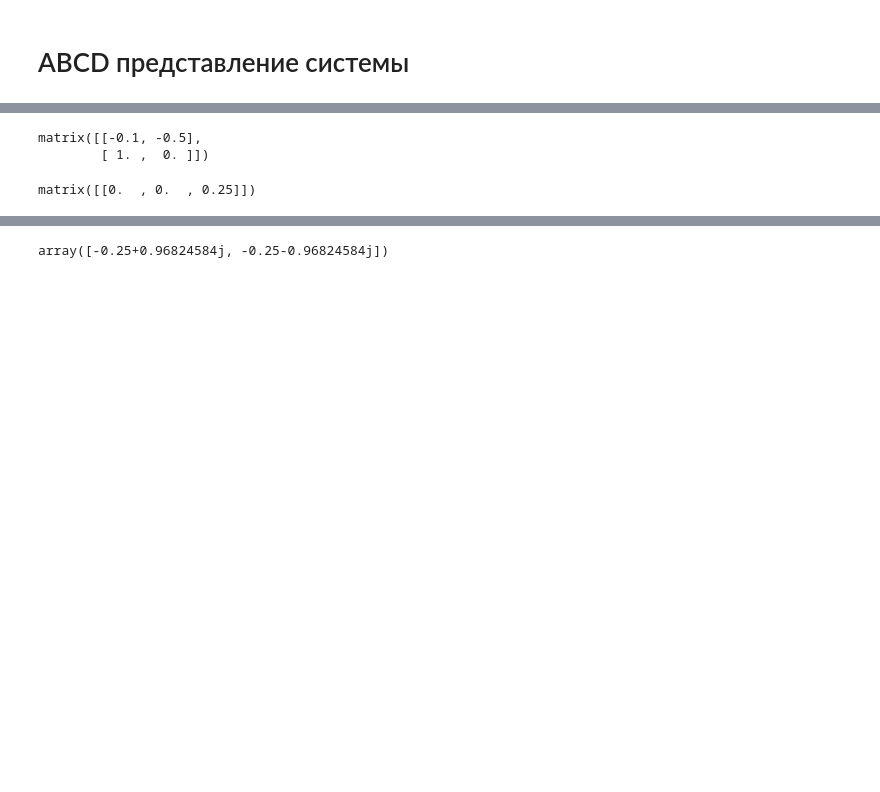
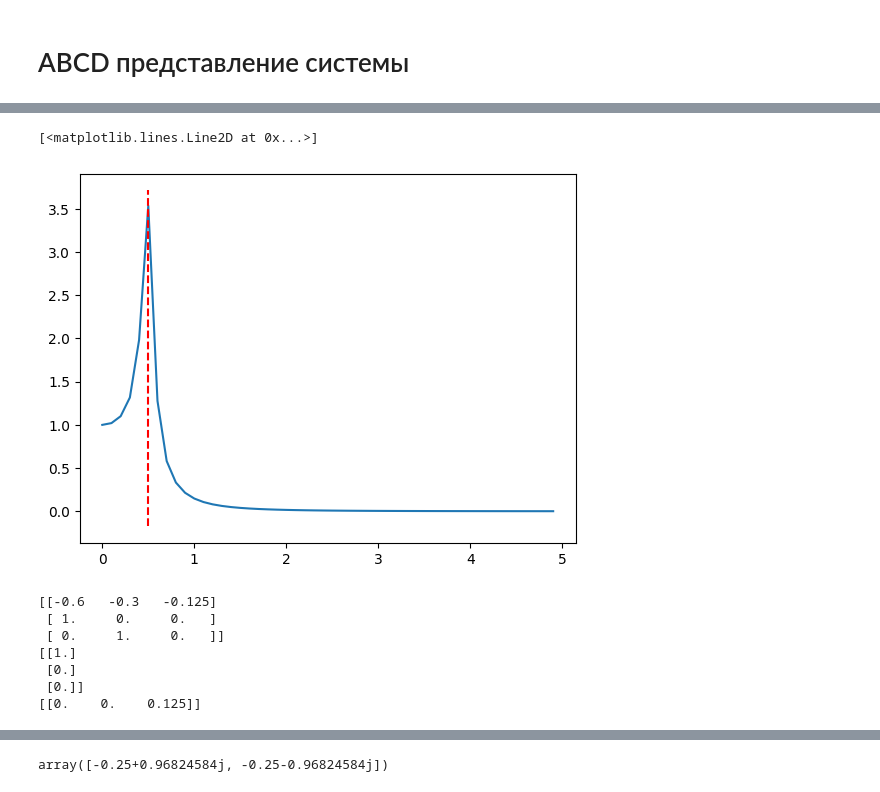
Before and after one commit to TAUforPython/BaseControlTheory, a Jupyter notebook: базовые_инструменты_ТАУ.ipynb, the cells around one changed output, grey strips where cells are left out. Drawn from its saved outputs; the diff is of its cells as text; code cells hidden in the pictures; blank space fills up the shorter version.

```diff
--- a/базовые_инструменты_ТАУ.ipynb
+++ b/базовые_инструменты_ТАУ.ipynb
@@ -429,0 +434,6 @@ plt.show()
+# %%
+plt.plot(omega,mag)
+plt.plot([1/T, 1/T], plt.ylim(),'r--')
+# %% [output]
+[<matplotlib.lines.Line2D at 0x...>]
+[figure, added]
@@ -430,11 +442,13 @@ plt.show()
 # %%
 sysABCD = control.tf2ss(W)
-sysABCD.A
+print(sysABCD.A)
+print(sysABCD.B)
+print(sysABCD.C)
 # %% [output]
-matrix([[-0.1, -0.5],
-        [ 1. ,  0. ]])
+[[-0.6   -0.3   -0.125]
+ [ 1.     0.     0.   ]
+ [ 0.     1.     0.   ]]
+[[1.]
+ [0.]
+ [0.]]
+[[0.    0.    0.125]]
-# %%
-sysABCD.B
-sysABCD.C
-# %% [output]
-matrix([[0.  , 0.  , 0.25]])
```
Also changed, not shown: parts of 31 cells of this notebook.
